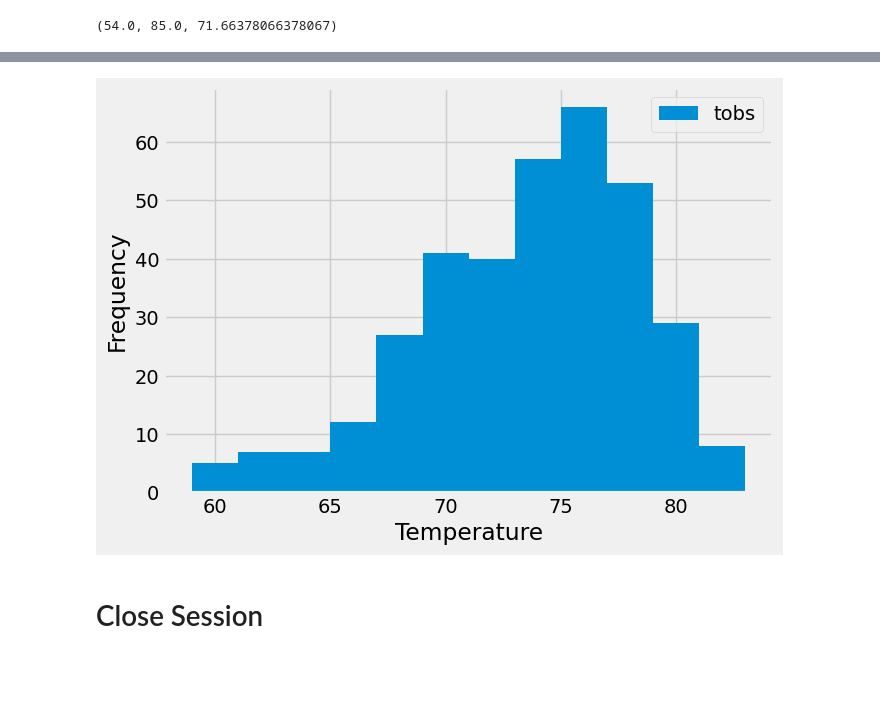
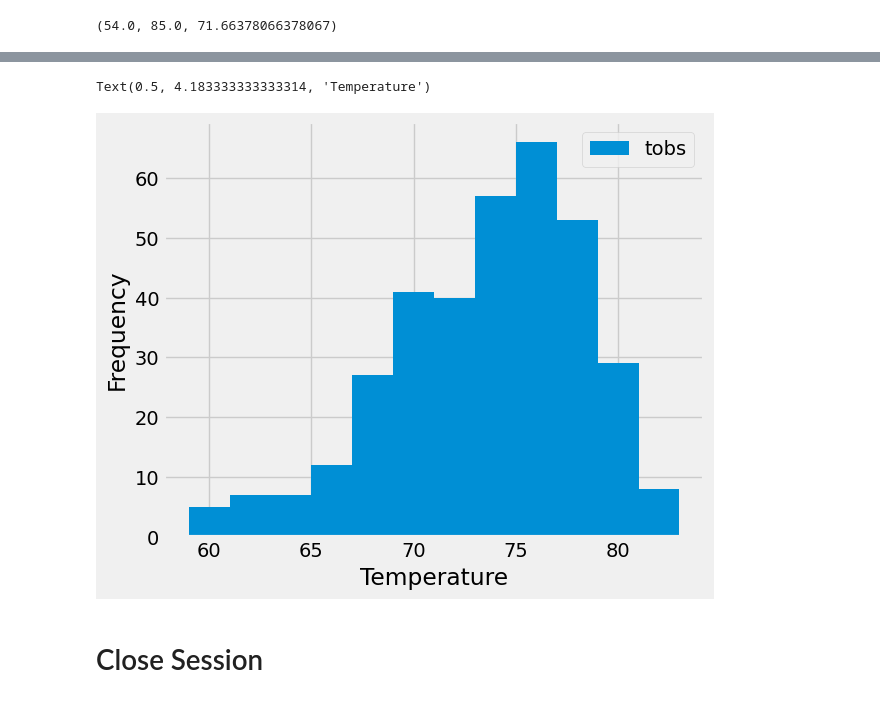
Before and after one commit to brianquintero1/sqlalchemy-challenge, a Jupyter notebook: SurfsUp/climate_data_Brian_Quintero.ipynb, the cells around one changed output, grey strips where cells are left out. Drawn from its saved outputs; the diff is of its cells as text; code cells hidden in the pictures; blank space fills up the shorter version.

```diff
--- a/SurfsUp/climate_data_Brian_Quintero.ipynb
+++ b/SurfsUp/climate_data_Brian_Quintero.ipynb
@@ -120,19 +193,28 @@ mostactivestationdata
 # %%
 # Using the most active station id
 # Query the last 12 months of temperature observation data for this station and plot the results as a histogram
-most_active_station_id = activestations[0][0]
+
+most_active_station_id = 'USC00519281'
+
+previous_year = dt.date(2017, 8, 23) - dt.timedelta(days=365)
 
 temperature_results = session.query(measurement.date, measurement.tobs).\
     filter(measurement.station == most_active_station_id).\
     filter(measurement.date >= previous_year).all()
 
-temperature_df = pd.DataFrame(temperature_results, columns=["date", "temperature"])
+temperature_df = pd.DataFrame(temperature_results, columns=["date", "tobs"])
 
-plt.figure(figsize=(7, 5))
-plt.hist(temperature_df['temperature'], bins=12, label='tobs')
+# plt.figure(figsize=(7, 5.5))
+temperature_df.plot.hist(bins=12, label='tobs')
+plt.legend()
+plt.ylabel('Frequency')
+plt.tight_layout()
 plt.xlabel('Temperature')
-plt.ylabel('Frequency')
-plt.legend()
-plt.show()
+
+
+# plt.show()
+
+# most_active_station_id = activestations[0][0]
 # %% [output]
+Text(0.5, 4.183333333333314, 'Temperature')
-[figure, old version]
+[figure, new version]
```
Also changed, not shown: parts of 5 cells of this notebook.
